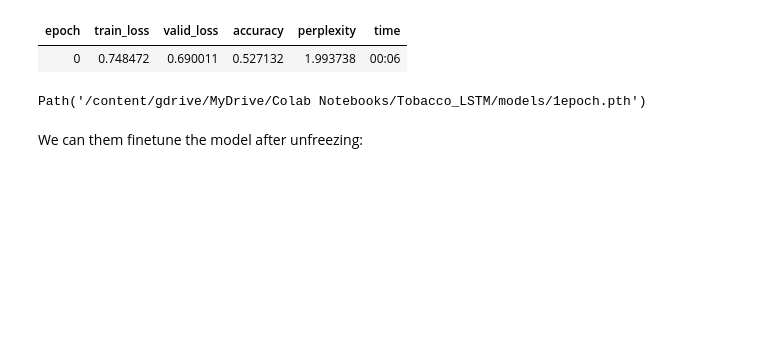
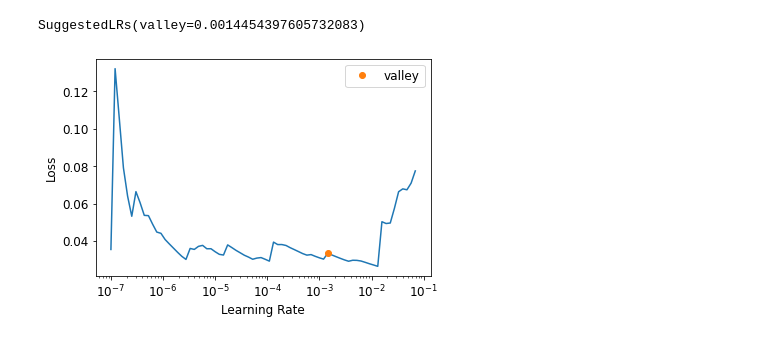
Before and after one commit to patriciamedyna/Classifier_page, a Jupyter notebook: Fastai_with_tags.ipynb, the cells around one changed output. Drawn from its saved outputs; the diff is of its cells as text; code cells hidden in the pictures; blank space fills up the shorter version.

```diff
--- a/Fastai_with_tags.ipynb
+++ b/Fastai_with_tags.ipynb
@@ -112,0 +116,6 @@ imdb = DataBlock(blocks=(TextBlock.from_folder(path), CategoryBlock),
+# %%
+# load model
+learn = learn.load('text_classification_tags')
+# %%
+learn.unfreeze()
+learn.fit_one_cycle(10, 1e-2)
@@ -112,0 +134,4 @@ imdb = DataBlock(blocks=(TextBlock.from_folder(path), CategoryBlock),
+# %%
+learn.unfreeze()
+learn.lr_find()
+# %% [output]
@@ -113 +139,3 @@ imdb = DataBlock(blocks=(TextBlock.from_folder(path), CategoryBlock),
+SuggestedLRs(valley=0.0014454397605732083)
+[figure, added]
 # %%
@@ -115,9 +142,0 @@ learn = text_classifier_learner(dls, AWD_LSTM, metrics=[accuracy, Perplexity()],
-# %%
-learn.fit_one_cycle(1, 1e-2)
-# %% [output]
-| epoch | train_loss | valid_loss | accuracy | perplexity | time |
-| 0 | 0.748472 | 0.690011 | 0.527132 | 1.993738 | 00:06 |
-# %%
-learn.save('1epoch')
-# %% [output]
-Path('/content/gdrive/MyDrive/Colab Notebooks/Tobacco_LSTM/models/1epoch.pth')
@@ -126,2 +142,0 @@ learn = learn.load('1epoch')
-# %% [markdown]
-We can them finetune the model after unfreezing:
```
Also changed, not shown: parts of 48 cells of this notebook.
